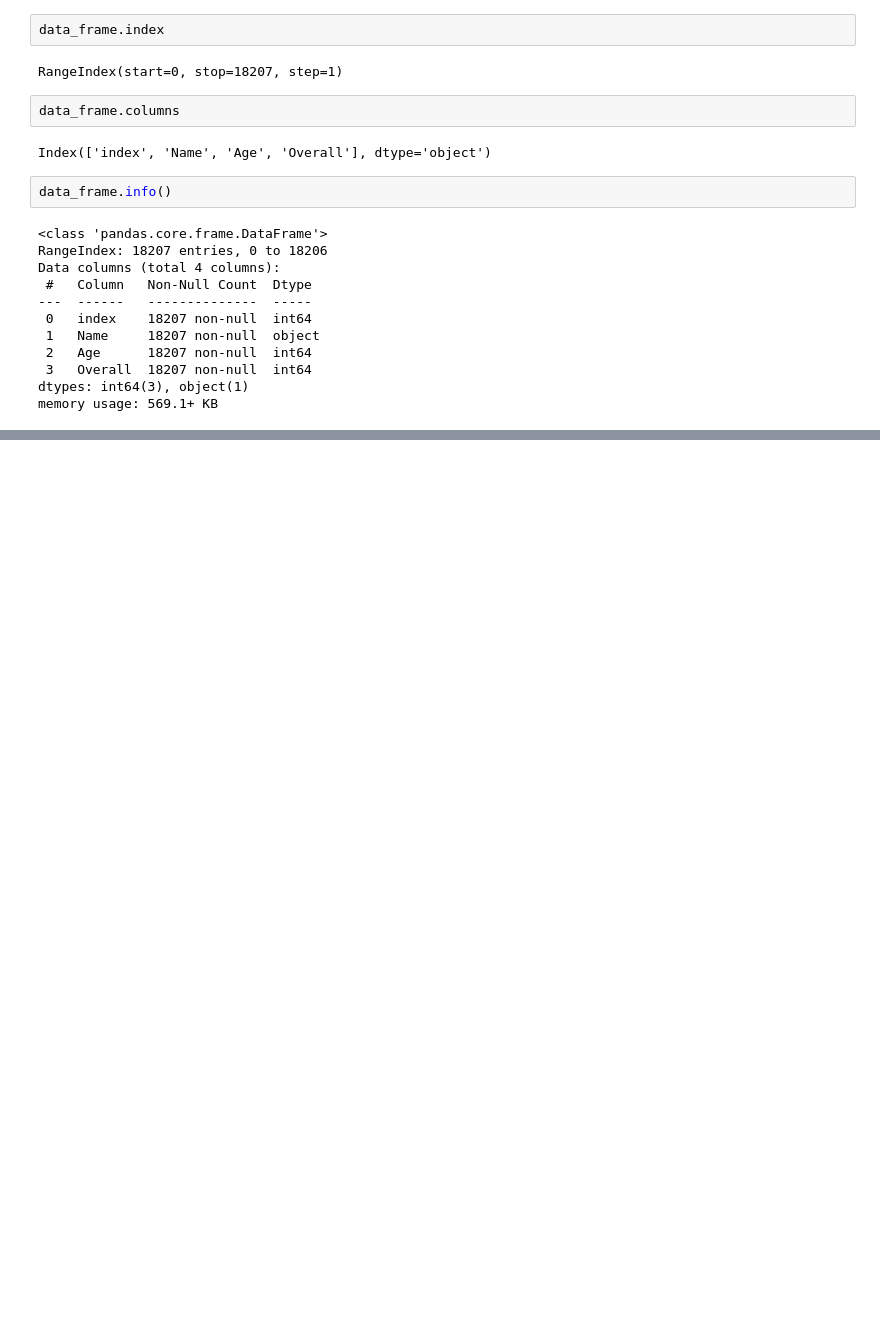
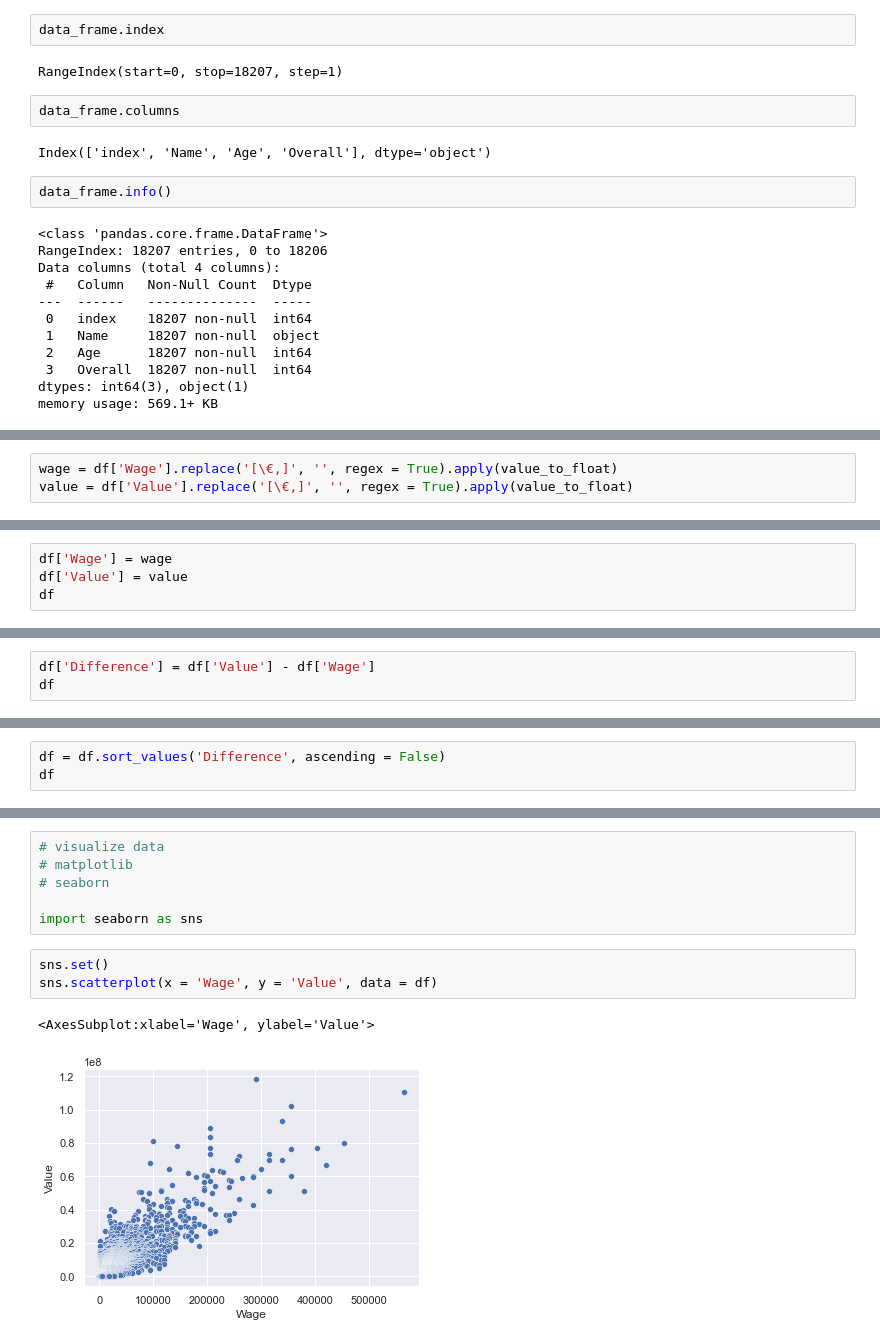
Before and after one commit to TharindaNimnajith/python_udemy, a Jupyter notebook: fifa/fifa.ipynb, the cells around one changed output, grey strips where cells are left out. Saved outputs shown, nothing was run; the diff lists cells and outputs as text; blank space fills up the shorter version.

```diff
--- a/fifa/fifa.ipynb
+++ b/fifa/fifa.ipynb
@@ -399,0 +512,3 @@ memory usage: 569.1+ KB
+# %%
+wage = df['Wage'].replace('[\€,]', '', regex = True).apply(value_to_float)
+value = df['Value'].replace('[\€,]', '', regex = True).apply(value_to_float)
@@ -399,0 +545,4 @@ memory usage: 569.1+ KB
+# %%
+df['Wage'] = wage
+df['Value'] = value
+df
@@ -399,0 +563,3 @@ memory usage: 569.1+ KB
+# %%
+df['Difference'] = df['Value'] - df['Wage']
+df
@@ -399,0 +612,3 @@ memory usage: 569.1+ KB
+# %%
+df = df.sort_values('Difference', ascending = False)
+df
@@ -399,0 +629,12 @@ memory usage: 569.1+ KB
+# %%
+# visualize data
+# matplotlib
+# seaborn
+
+import seaborn as sns
+# %%
+sns.set()
+sns.scatterplot(x = 'Wage', y = 'Value', data = df)
+# %% [output]
+<AxesSubplot:xlabel='Wage', ylabel='Value'>
+[figure, added]
```
Also changed, not shown: parts of 18 cells of this notebook, 1 other file.
